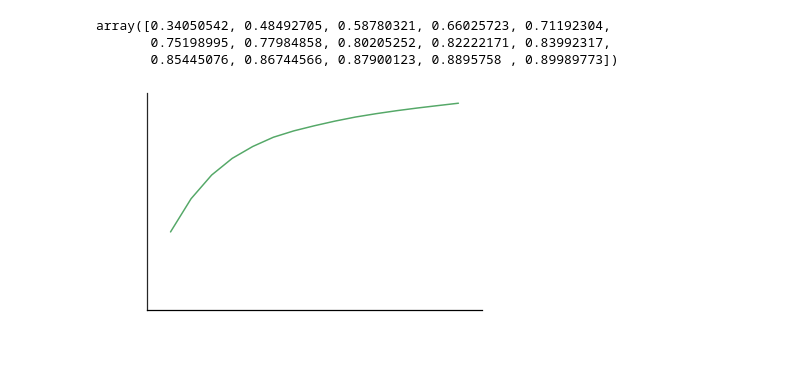
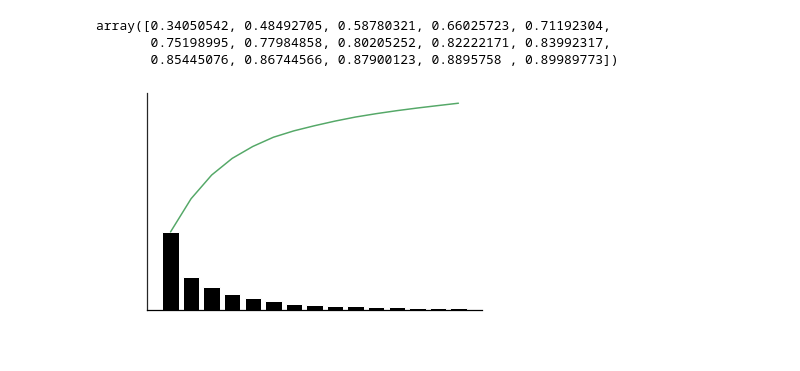
Before and after one commit to JenBanks8585/DS-Unit-1-Sprint-3-Linear-Algebra, a Jupyter notebook: module3-dimensionality-reduction/Jen_Banks_LS_DS_133_High_Dimensional_Data_Assignment.ipynb, the cells around one changed output. Drawn from its saved outputs; the diff is of its cells as text; code cells hidden in the pictures.

```diff
--- a/module3-dimensionality-reduction/Jen_Banks_LS_DS_133_High_Dimensional_Data_Assignment.ipynb
+++ b/module3-dimensionality-reduction/Jen_Banks_LS_DS_133_High_Dimensional_Data_Assignment.ipynb
@@ -732,26 +732,26 @@ array([0.34050542, 0.48492705, 0.58780321, 0.66025723, 0.71192304,
 # %%
 #Creating a bar graph of the variance values
 
 fig=plt.figure()
 fig.patch.set_facecolor('gray')
 fig.patch.set_alpha(0)
 
 ax = fig.add_subplot(111)
 ax.patch.set_facecolor('red')
 ax.patch.set_alpha(0)
 
 ax.tick_params(axis='x', colors='white')
 ax.tick_params(axis='y', colors='white')
 
 plt.ylabel('Explained Variance Ratio', color= 'white')
 plt.xlabel('Component #', color='white')
 
 ax.spines['bottom'].set_color('black')
 ax.spines['top'].set_color('None')
 ax.spines['right'].set_color('None')
 
 
 plt.plot(ind_num_com, cumValue, c='g')
-plt.bar(ind_num_com,value,color='white');
+plt.bar(ind_num_com,value,color='black');
 # %% [output]
-[figure, old version]
+[figure, new version]
```
